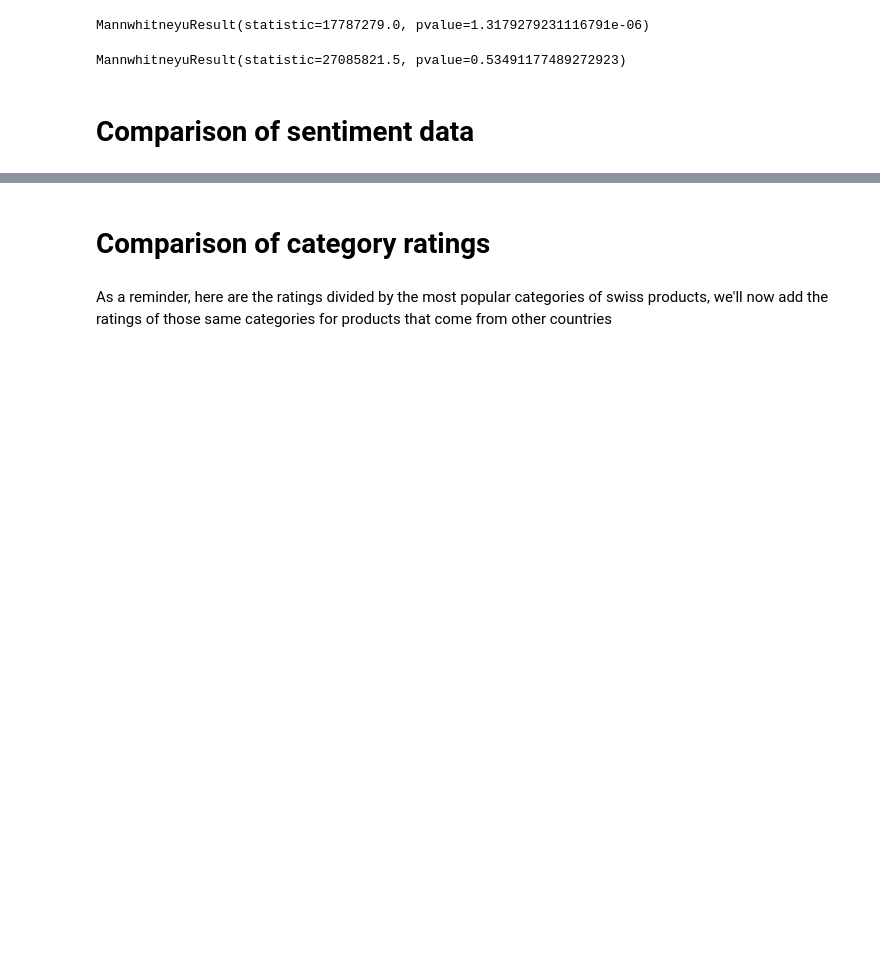
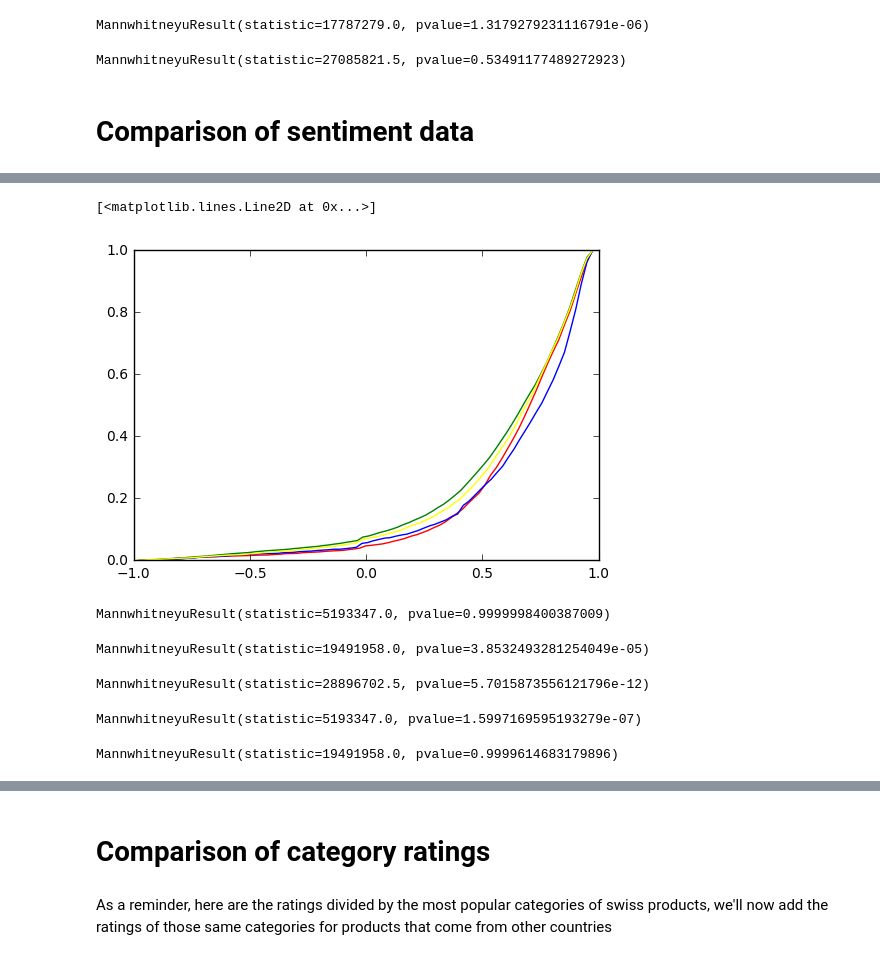
Before and after one commit to bojanp94/ADAProject, a Jupyter notebook: swiss products.ipynb, the cells around one changed output, grey strips where cells are left out. Cells and saved outputs as stored; diff of their text form; code cells hidden in the pictures; blank space fills up the shorter version.

```diff
--- a/swiss products.ipynb
+++ b/swiss products.ipynb
@@ -707,0 +798,42 @@ MannwhitneyuResult(statistic=27085821.5, pvalue=0.53491177489272923)
+# %%
+def groupByProductSentiment (DF):
+    productGroup = DF.groupby(['asin'])
+    productFrame = pd.DataFrame(productGroup['sentiment'].agg(['count', 'mean']))
+    overallGrouped = productFrame['mean']
+    return overallGrouped
+# %%
+values, base = np.histogram(groupByProductSentiment(swissDF), bins=80)
+cumulative = np.cumsum(values)
+plt.plot(base[:-1], cumulative/len(groupByProductSentiment(swissDF)), c='red')
+values, base = np.histogram(groupByProductSentiment(FrenchDF), bins=80)
+cumulative = np.cumsum(values)
+plt.plot(base[:-1], cumulative/len(groupByProductSentiment(FrenchDF)), c='blue')
+values, base = np.histogram(groupByProductSentiment(USDF), bins=80)
+cumulative = np.cumsum(values)
+plt.plot(base[:-1], cumulative/len(groupByProductSentiment(USDF)), c='green')
+values, base = np.histogram(groupByProductSentiment(GermanDF), bins=80)
+cumulative = np.cumsum(values)
+plt.plot(base[:-1], cumulative/len(groupByProductSentiment(GermanDF)), c='yellow')
+# %% [output]
+[<matplotlib.lines.Line2D at 0x...>]
+[figure, added]
+# %%
+scipy.stats.mannwhitneyu(groupByProductSentiment(swissDF),groupByProductSentiment(FrenchDF),alternative='greater')
+# %% [output]
+MannwhitneyuResult(statistic=5193347.0, pvalue=0.9999998400387009)
+# %%
+scipy.stats.mannwhitneyu(groupByProductSentiment(swissDF),groupByProductSentiment(GermanDF),alternative='greater')
+# %% [output]
+MannwhitneyuResult(statistic=19491958.0, pvalue=3.8532493281254049e-05)
+# %%
+scipy.stats.mannwhitneyu(groupByProductSentiment(swissDF),groupByProductSentiment(USDF),alternative='greater')
+# %% [output]
+MannwhitneyuResult(statistic=28896702.5, pvalue=5.7015873556121796e-12)
+# %%
+scipy.stats.mannwhitneyu(groupByProductSentiment(swissDF),groupByProductSentiment(FrenchDF),alternative='less')
+# %% [output]
+MannwhitneyuResult(statistic=5193347.0, pvalue=1.5997169595193279e-07)
+# %%
+scipy.stats.mannwhitneyu(groupByProductSentiment(swissDF),groupByProductSentiment(GermanDF),alternative='less')
+# %% [output]
+MannwhitneyuResult(statistic=19491958.0, pvalue=0.9999614683179896)
```
Also changed, not shown: parts of 13 cells of this notebook, 1 other file.
